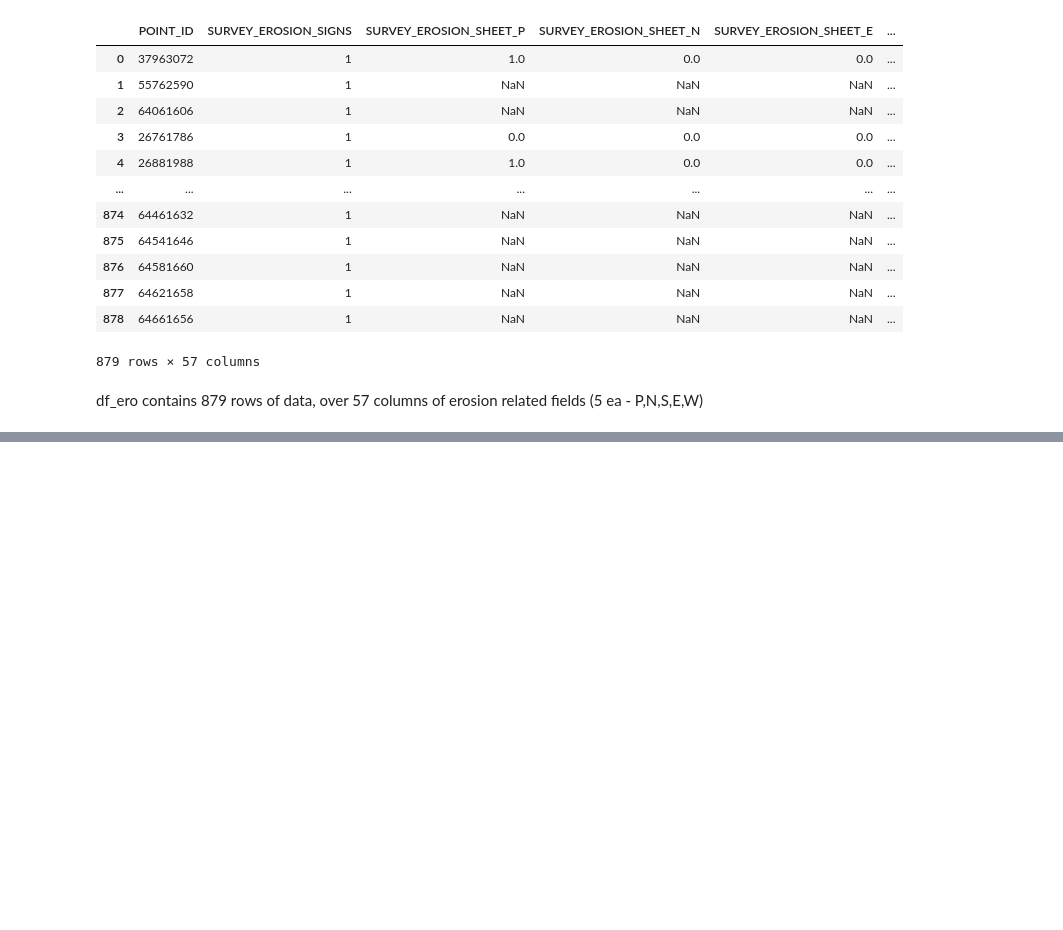
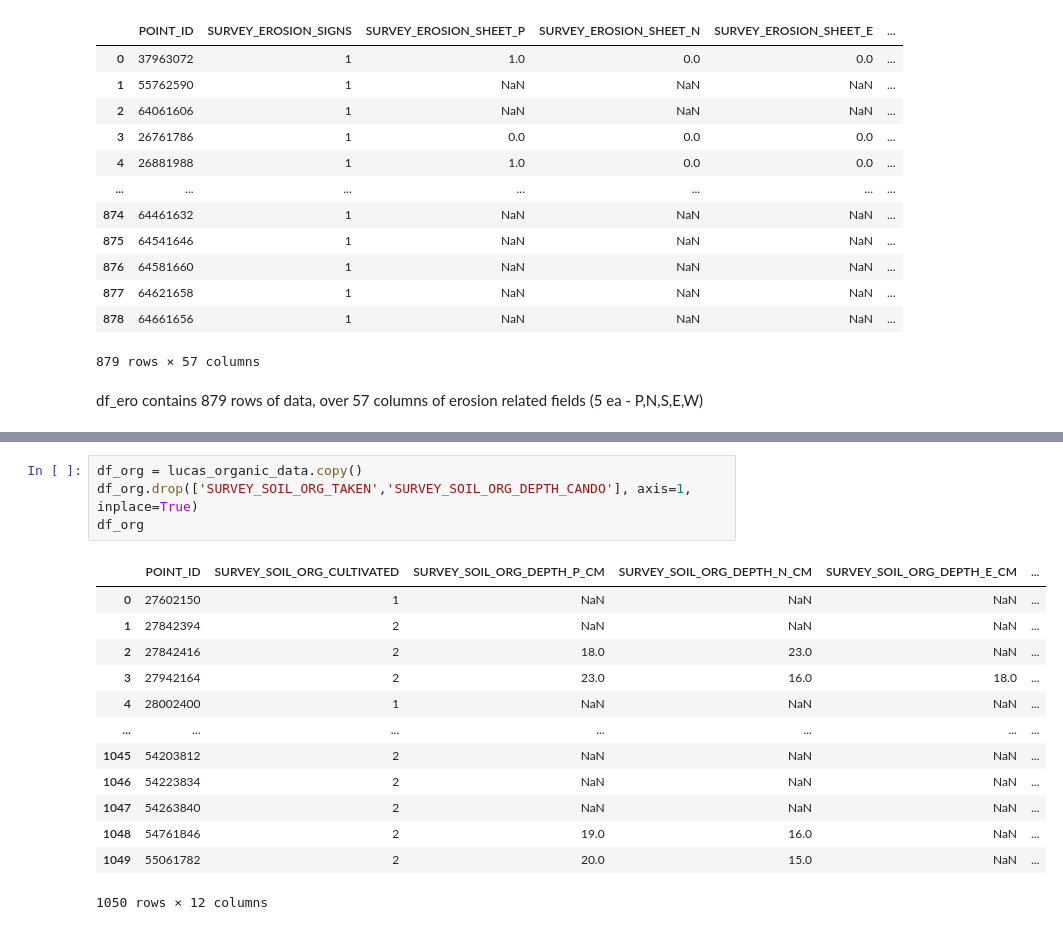
Before and after one commit to IndianGrandpa/AI4ls-Team-52, a Jupyter notebook: EDA.ipynb, the cells around one changed output, grey strips where cells are left out. Cells and saved outputs as stored; diff of their text form; blank space fills up the shorter version.

```diff
--- a/EDA.ipynb
+++ b/EDA.ipynb
@@ -234,0 +321,18 @@ df_ero contains 879 rows of data, over 57 columns of erosion related fields (5 e
+# %%
+df_org = lucas_organic_data.copy()
+df_org.drop(['SURVEY_SOIL_ORG_TAKEN','SURVEY_SOIL_ORG_DEPTH_CANDO'], axis=1, inplace=True)
+df_org
+# %% [output]
+|  | POINT_ID | SURVEY_SOIL_ORG_CULTIVATED | SURVEY_SOIL_ORG_DEPTH_P_CM | SURVEY_SOIL_ORG_DEPTH_N_CM | SURVEY_SOIL_ORG_DEPTH_E_CM | ... |
+| 0 | 27602150 | 1 | NaN | NaN | NaN | ... |
+| 1 | 27842394 | 2 | NaN | NaN | NaN | ... |
+| 2 | 27842416 | 2 | 18.0 | 23.0 | NaN | ... |
+| 3 | 27942164 | 2 | 23.0 | 16.0 | 18.0 | ... |
+| 4 | 28002400 | 1 | NaN | NaN | NaN | ... |
+| ... | ... | ... | ... | ... | ... | ... |
+| 1045 | 54203812 | 2 | NaN | NaN | NaN | ... |
+| 1046 | 54223834 | 2 | NaN | NaN | NaN | ... |
+| 1047 | 54263840 | 2 | NaN | NaN | NaN | ... |
+| 1048 | 54761846 | 2 | 19.0 | 16.0 | NaN | ... |
+| 1049 | 55061782 | 2 | 20.0 | 15.0 | NaN | ... |
+1050 rows × 12 columns
```
Also changed, not shown: parts of 16 cells of this notebook.
